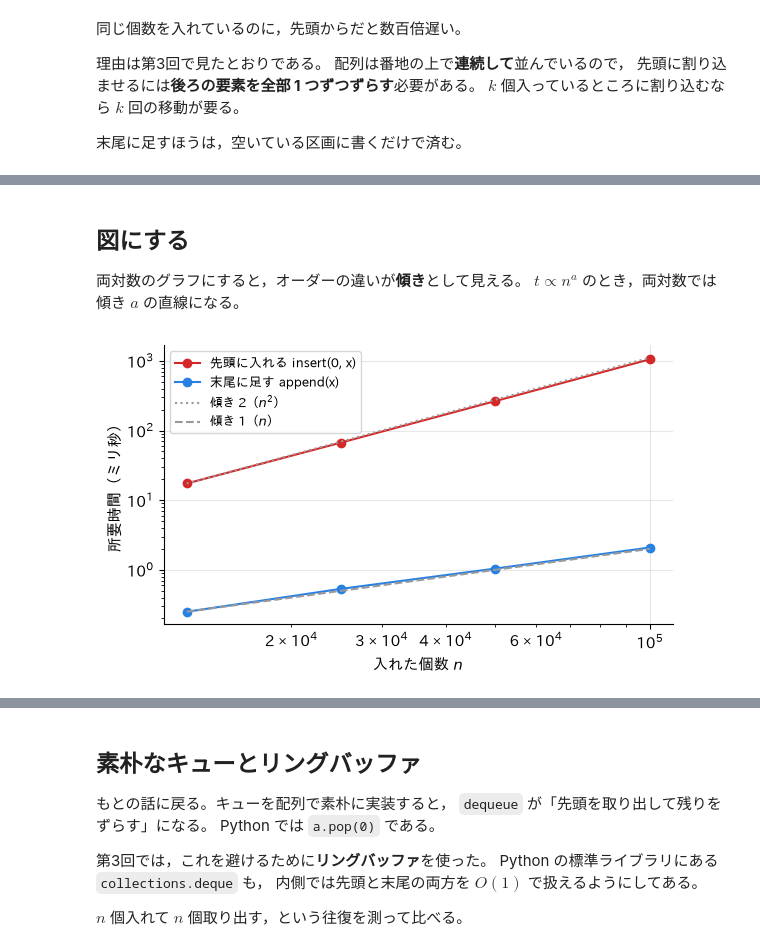
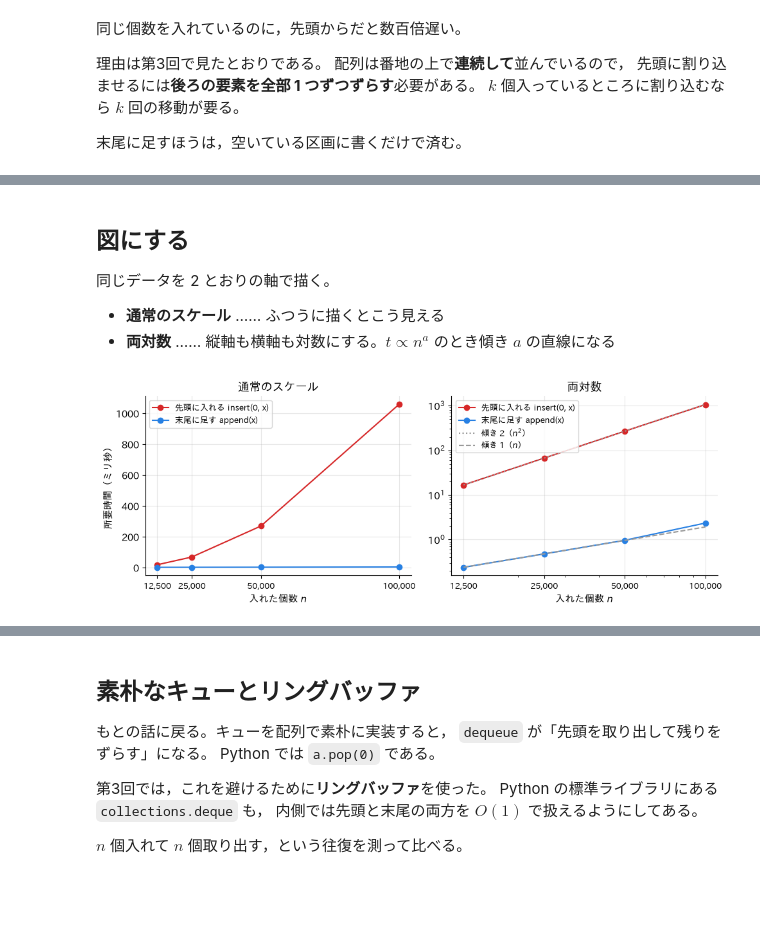
Before and after one commit to dfukagaw28/ColabNotebooks, a Jupyter notebook: algds/W03-array-front.ipynb, the cells around one changed output, grey strips where cells are left out. Saved outputs shown, nothing was run; the diff lists cells and outputs as text; code cells hidden in the pictures; blank space fills up the shorter version.

```diff
--- a/algds/W03-array-front.ipynb
+++ b/algds/W03-array-front.ipynb
@@ -127,14 +127,13 @@ $n$ を 2 倍にしたとき
 # %%
 sizes = [12_500, 25_000, 50_000, 100_000]
 
-tail_times = [bench(push_tail, n) for n in sizes]
+# 末尾のほうは 1 回がミリ秒に満たず揺れやすいので，多めに測る
+tail_times = [bench(push_tail, n, repeat=15) for n in sizes]
 head_times = [bench(push_head, n) for n in sizes]
 
-print(f"{'n':>8}{'末尾 (ms)':>12}{'前の何倍':>10}"
-      f"{'先頭 (ms)':>12}{'前の何倍':>10}")
-for i, n in enumerate(sizes):
-    tail_ratio = tail_times[i] / tail_times[i - 1] if i else float("nan")
-    head_ratio = head_times[i] / head_times[i - 1] if i else float("nan")
-    print(f"{n:8,d}{tail_times[i] * 1000:12.1f}{tail_ratio:10.1f}"
-          f"{head_times[i] * 1000:12.1f}{head_ratio:10.1f}")
+print(f"{'n':>8}{'末尾 (ms)':>11}{'先頭 (ms)':>12}"
+      f"{'末尾 ns/要素':>14}{'先頭 ns/要素':>14}")
+for n, tail, head in zip(sizes, tail_times, head_times):
+    print(f"{n:8,d}{tail * 1000:11.1f}{head * 1000:12.1f}"
+          f"{tail / n * 1e9:14,.0f}{head / n * 1e9:14,.0f}")
 # %% [output]
@@ -153,29 +159,44 @@ $n$ を 2 倍にしたとき，末尾のほうは約 2 倍，先頭のほうは
 # %% [markdown]
 ## 図にする
 
-両対数のグラフにすると，オーダーの違いが**傾き**として見える。
-$t \propto n^a$ のとき，両対数では傾き $a$ の直線になる。
+同じデータを 2 とおりの軸で描く。
+
+- **通常のスケール** …… ふつうに描くとこう見える
+- **両対数** …… 縦軸も横軸も対数にする。$t \propto n^a$ のとき傾き $a$ の直線になる
 # %%
-fig, ax = plt.subplots()
-ax.plot(sizes, [t * 1000 for t in head_times], "o-",
-        label="先頭に入れる insert(0, x)", color="#d62728")
-ax.plot(sizes, [t * 1000 for t in tail_times], "o-",
-        label="末尾に足す append(x)", color="#2780e3")
+from matplotlib.ticker import NullFormatter
 
-# 比べるための補助線。位置は見やすいところに合わせてある
-base_n, base_t = sizes[0], head_times[0] * 1000
-ax.plot(sizes, [base_t * (n / base_n) ** 2 for n in sizes],
-        ls=":", color="#999999", label="傾き 2（$n^2$）")
-base_t = tail_times[0] * 1000
-ax.plot(sizes, [base_t * (n / base_n) for n in sizes],
-        ls="--", color="#999999", label="傾き 1（$n$）")
+fig, axes = plt.subplots(1, 2, figsize=(10.0, 3.8))
 
-ax.set_xscale("log")
-ax.set_yscale("log")
-ax.set_xlabel("入れた個数 $n$")
-ax.set_ylabel("所要時間（ミリ秒）")
-ax.legend(fontsize=9)
+for ax in axes:
+    ax.plot(sizes, [t * 1000 for t in head_times], "o-",
+            label="先頭に入れる insert(0, x)", color="#d62728")
+    ax.plot(sizes, [t * 1000 for t in tail_times], "o-",
+            label="末尾に足す append(x)", color="#2780e3")
+    ax.set_xlabel("入れた個数 $n$")
+
+axes[0].set_title("通常のスケール")
+axes[0].set_ylabel("所要時間（ミリ秒）")
+axes[0].legend(fontsize=9)
+
+# 比べるための補助線。両対数でだけ意味があるので右にしか引かない
+base_n = sizes[0]
+axes[1].plot(sizes, [head_times[0] * 1000 * (n / base_n) ** 2 for n in sizes],
+             ls=":", color="#999999", label="傾き 2（$n^2$）")
+axes[1].plot(sizes, [tail_times[0] * 1000 * (n / base_n) for n in sizes],
+             ls="--", color="#999999", label="傾き 1（$n$）")
+axes[1].set_title("両対数")
+axes[1].set_xscale("log")
+axes[1].set_yscale("log")
+axes[1].legend(fontsize=9, loc="upper left")
+
+# 目盛りは測った n そのものにする。軸の種類を決めたあとでないと戻される
+for ax in axes:
+    ax.set_xticks(sizes)
+    ax.set_xticklabels([f"{n:,}" for n in sizes], fontsize=9)
+    ax.xaxis.set_minor_formatter(NullFormatter())
+
 fig.tight_layout()
 # %% [output]
-[figure, old version]
+[figure, new version]
 # %% [markdown]
```
Also changed, not shown: parts of 6 cells of this notebook.
